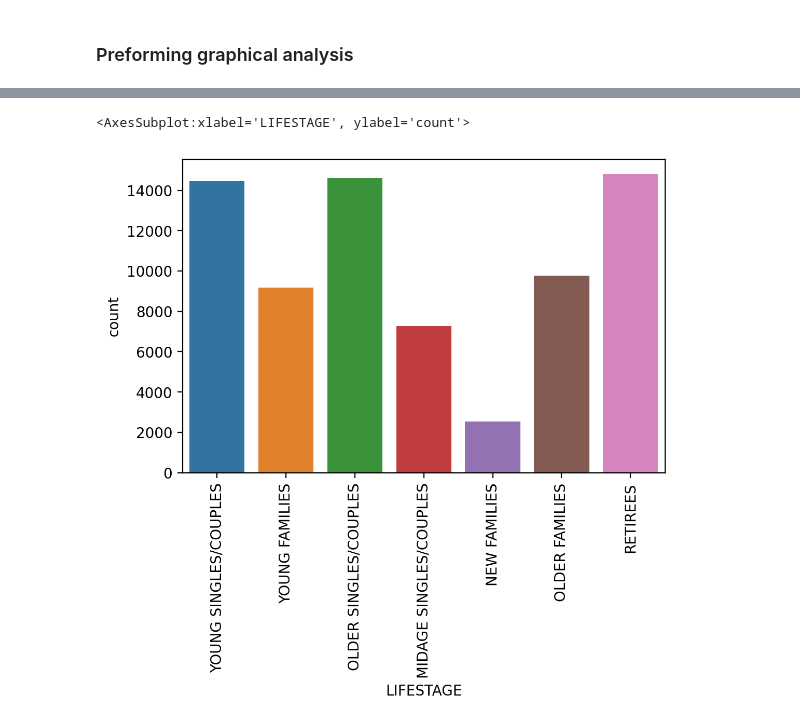
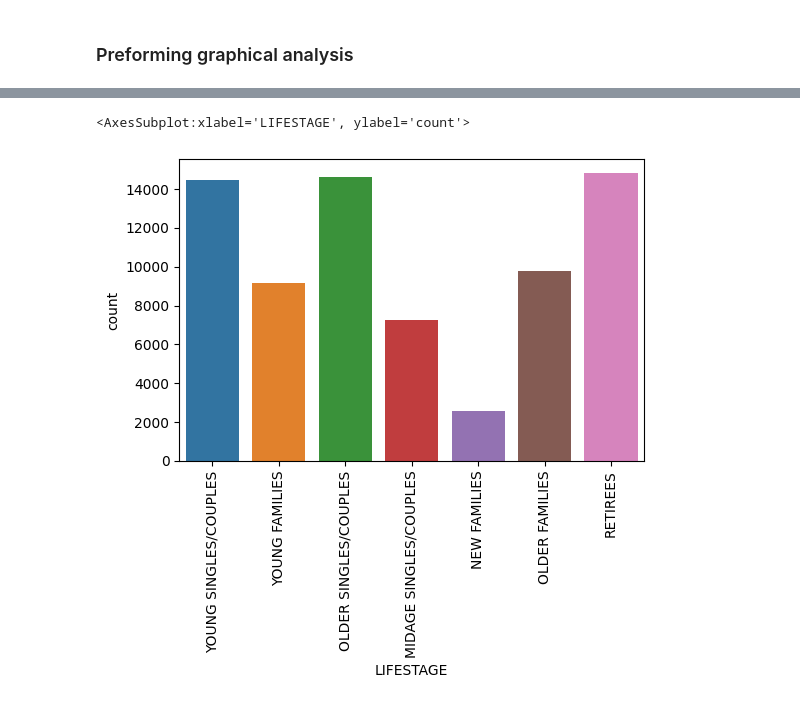
Before and after one commit to darsh996/Quantium_Internship, a Jupyter notebook: EDA_quantium.ipynb, the cells around one changed output, grey strips where cells are left out. Drawn from its saved outputs; the diff is of its cells as text; code cells hidden in the pictures.

```diff
--- a/EDA_quantium.ipynb
+++ b/EDA_quantium.ipynb
@@ -106,10 +86,10 @@ dtype: int64
 # %%
-plt.figure(dpi = 200)
+plt.figure(dpi = 100)
 plt.xticks(rotation = 90)
 sea.countplot(x = 'LIFESTAGE', data = dataset)
 # %% [output]
 <AxesSubplot:xlabel='LIFESTAGE', ylabel='count'>
-[figure, old version]
+[figure, new version]
 # %%
 sea.countplot(x = 'PREMIUM_CUSTOMER', data = dataset)
 # %% [output]
```
Also changed, not shown: parts of 44 cells of this notebook.
